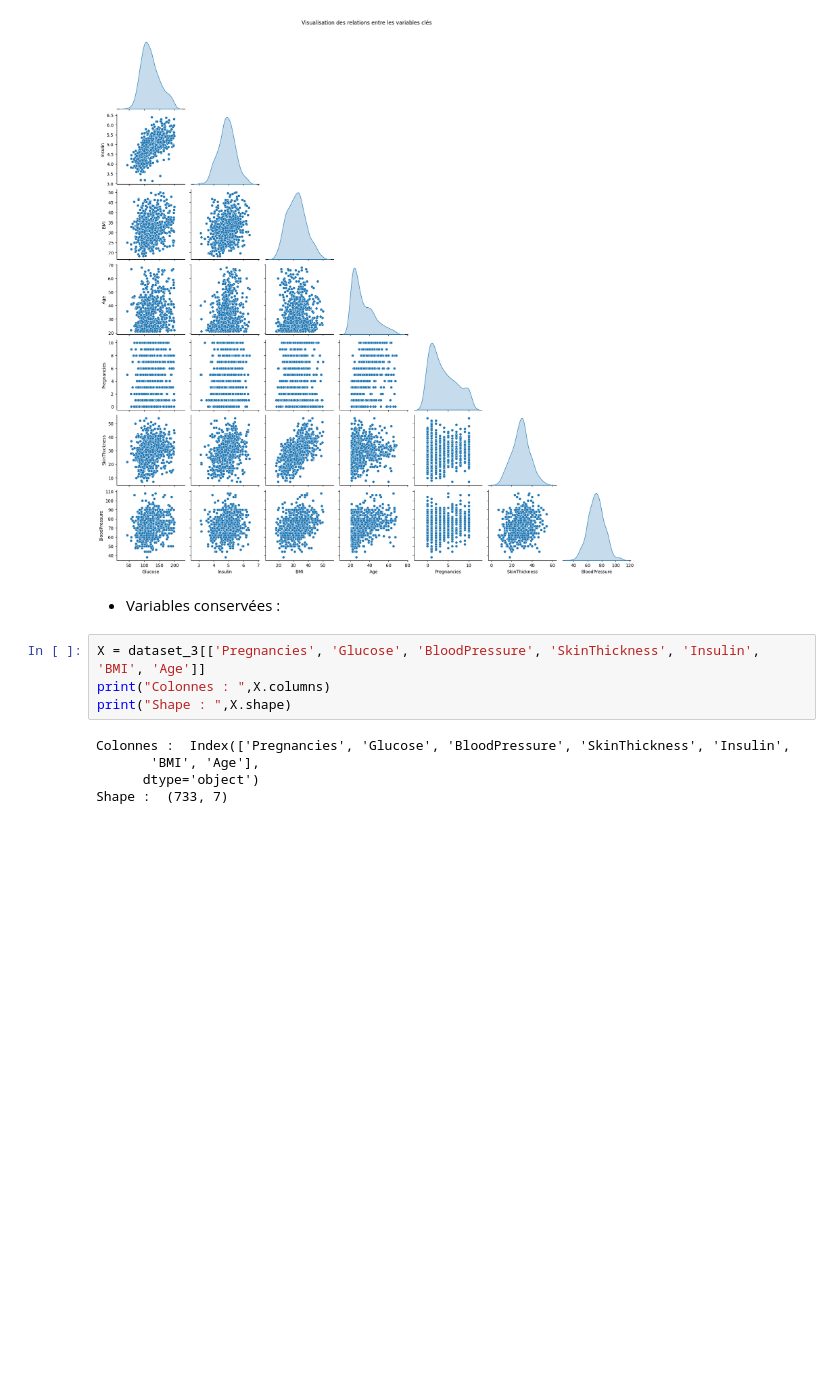
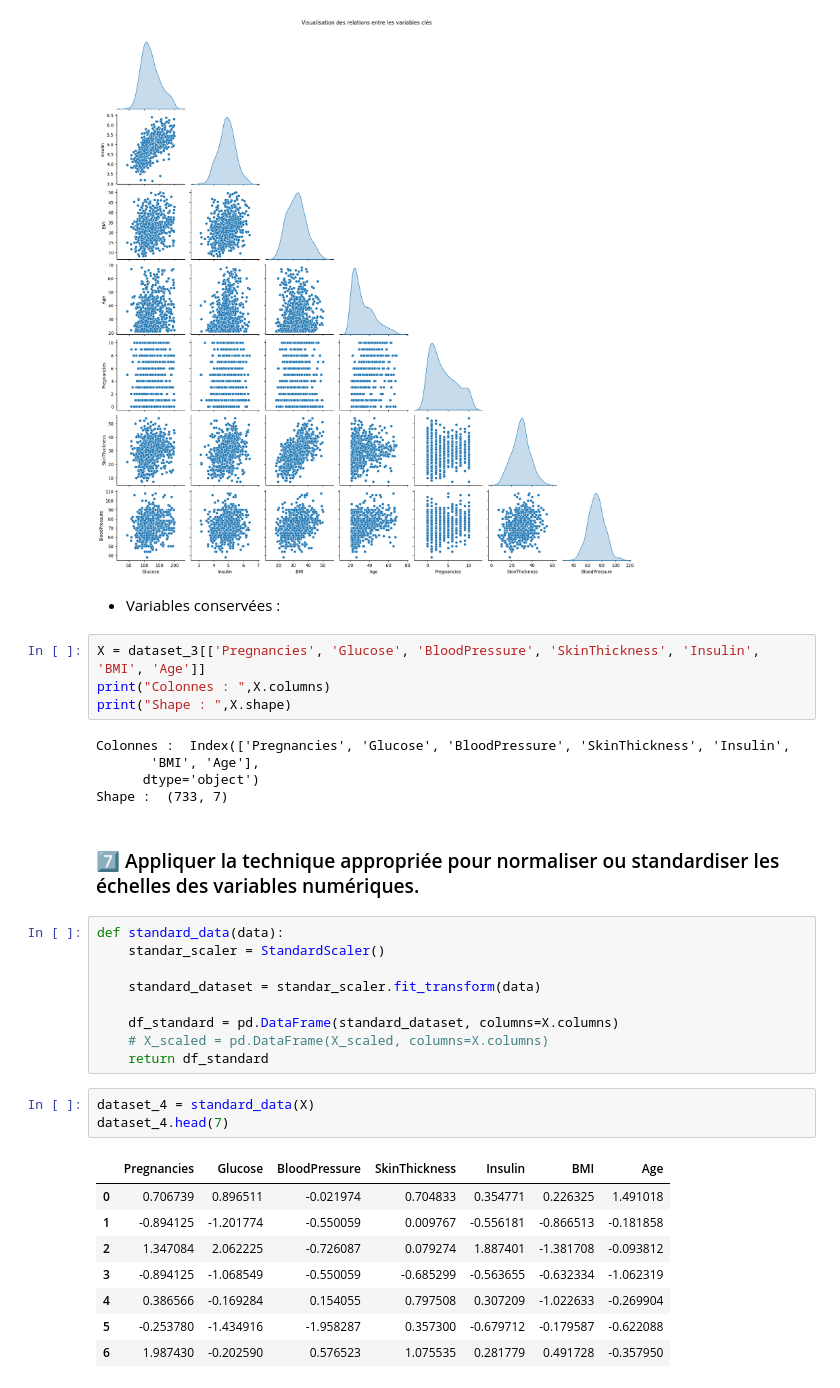
Before and after one commit to bouchramilo/Analysis_and_Prediction_of_the_Risk_of_Diabetes, a Jupyter notebook: Pretraitement.ipynb, the cells around one changed output. Drawn from its saved outputs; the diff is of its cells as text; blank space fills up the shorter version.

Commit message:
APRD-12 Normalisation / Standardisation

```diff
--- a/Pretraitement.ipynb
+++ b/Pretraitement.ipynb
@@ -528,3 +528,26 @@ Colonnes :  Index(['Pregnancies', 'Glucose', 'BloodPressure', 'SkinThickness', '
        'BMI', 'Age'],
       dtype='object')
 Shape :  (733, 7)
+# %% [markdown]
+### 7️⃣ Appliquer la technique appropriée pour normaliser ou standardiser les échelles des variables numériques.
+# %%
+def standard_data(data):
+    standar_scaler = StandardScaler()
+
+    standard_dataset = standar_scaler.fit_transform(data)
+
+    df_standard = pd.DataFrame(standard_dataset, columns=X.columns)
+    # X_scaled = pd.DataFrame(X_scaled, columns=X.columns)
+    return df_standard
+# %%
+dataset_4 = standard_data(X)
+dataset_4.head(7)
+# %% [output]
+|  | Pregnancies | Glucose | BloodPressure | SkinThickness | Insulin | BMI | Age |
+| 0 | 0.706739 | 0.896511 | -0.021974 | 0.704833 | 0.354771 | 0.226325 | 1.491018 |
+| 1 | -0.894125 | -1.201774 | -0.550059 | 0.009767 | -0.556181 | -0.866513 | -0.181858 |
+| 2 | 1.347084 | 2.062225 | -0.726087 | 0.079274 | 1.887401 | -1.381708 | -0.093812 |
+| 3 | -0.894125 | -1.068549 | -0.550059 | -0.685299 | -0.563655 | -0.632334 | -1.062319 |
+| 4 | 0.386566 | -0.169284 | 0.154055 | 0.797508 | 0.307209 | -1.022633 | -0.269904 |
+| 5 | -0.253780 | -1.434916 | -1.958287 | 0.357300 | -0.679712 | -0.179587 | -0.622088 |
+| 6 | 1.987430 | -0.202590 | 0.576523 | 1.075535 | 0.281779 | 0.491728 | -0.357950 |
```
